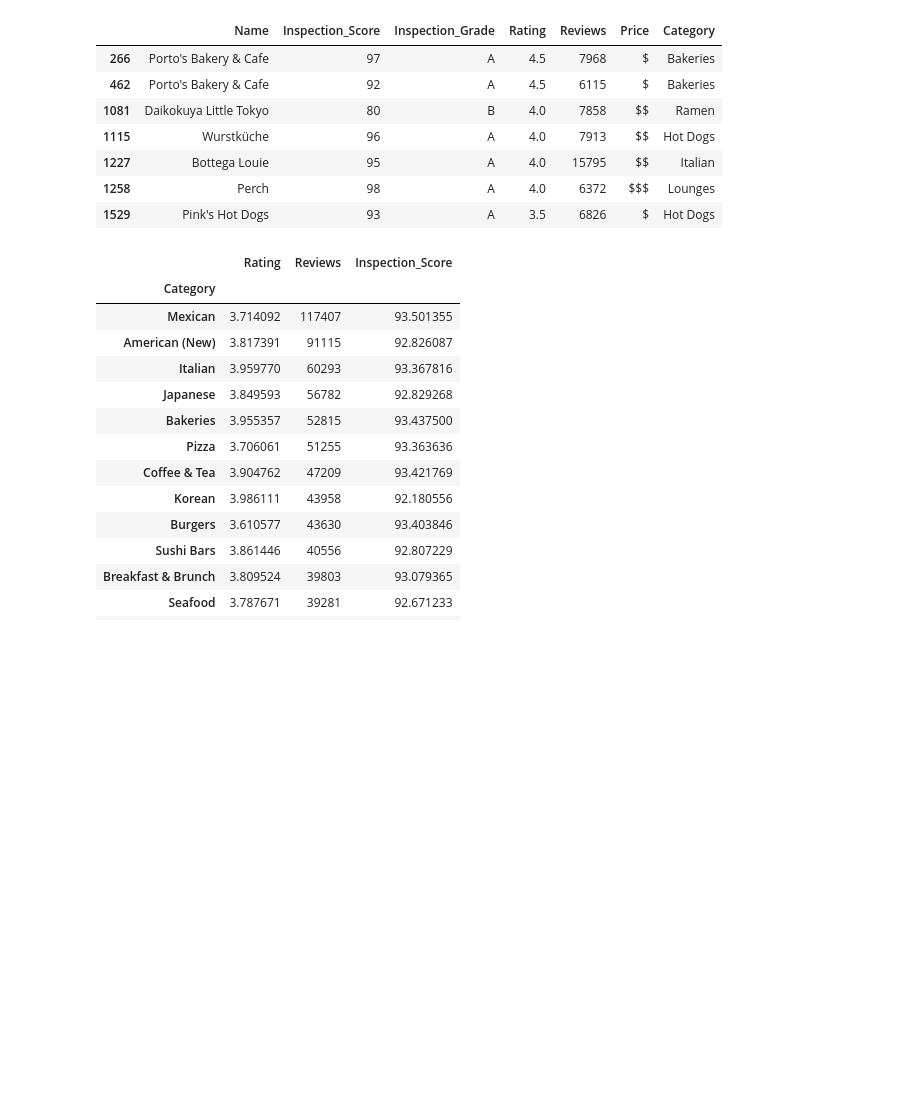
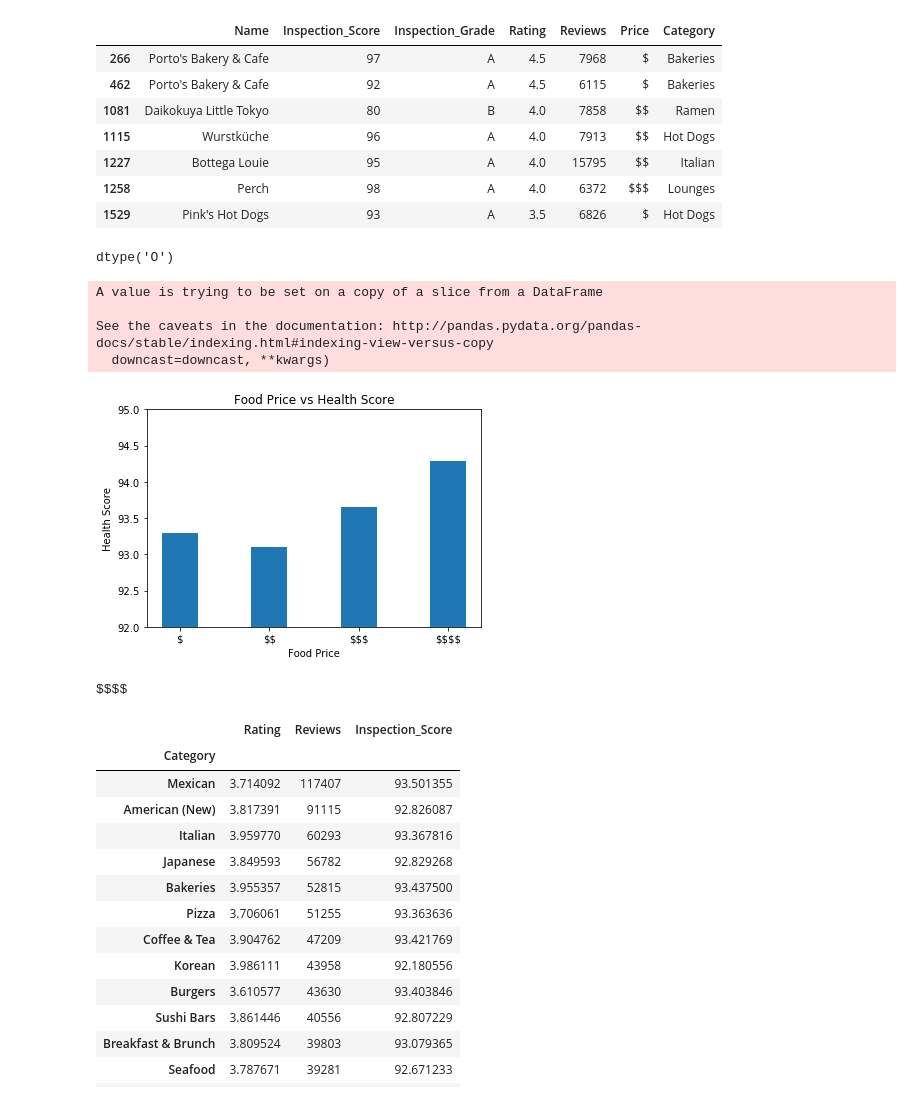
Before and after one commit to ryankchang/project1, a Jupyter notebook: workfile/Albert_Ryan_data.ipynb, the cells around one changed output. Saved outputs shown, nothing was run; the diff lists cells and outputs as text; code cells hidden in the pictures; blank space fills up the shorter version.

```diff
--- a/workfile/Albert_Ryan_data.ipynb
+++ b/workfile/Albert_Ryan_data.ipynb
@@ -61,6 +61,42 @@ final_data2[final_data2['Reviews']>6000]
 | 1227 | Bottega Louie | 95 | A | 4.0 | 15795 | $$ | Italian |
 | 1258 | Perch | 98 | A | 4.0 | 6372 | $$$ | Lounges |
 | 1529 | Pink's Hot Dogs | 93 | A | 3.5 | 6826 | $ | Hot Dogs |
+# %%
+final_data2['Price'].dtypes
+# %% [output]
+dtype('O')
+# %%
+final_data2.fillna("", inplace=True)
+#
+# %% [output]
+A value is trying to be set on a copy of a slice from a DataFrame
+
+See the caveats in the documentation: http://pandas.pydata.org/pandas-docs/stable/indexing.html#indexing-view-versus-copy
+  downcast=downcast, **kwargs)
+# %%
+final_data2['Price Numb'] = final_data2['Price'].map(lambda x: len(x))
+# %%
+Price_numb_groupby = final_data2.groupby(['Price Numb']).mean()['Inspection_Score']
+new_df = pd.DataFrame(Price_numb_groupby)
+new_df2 = new_df.reset_index()
+new_df2 = new_df2.drop(0)
+new_df2['Symbol'] = ['$', '\$$', '\$$\$', '\$$\$\$']
+#new_df2
+
+
+plt.bar(x=new_df2['Price Numb'], height = new_df2['Inspection_Score'],width=0.4, bottom=None)
+plt.xticks(ticks = new_df2['Price Numb'], labels = new_df2['Symbol'])
+plt.ylim(92,95)
+plt.xlabel('Food Price')
+plt.ylabel('Health Score')
+plt.title('Food Price vs Health Score')
+plt.savefig("Food Price vs Health Score.png")
+# %% [output]
+[figure, added]
+# %%
+print('$$$$')
+# %% [output]
+$$$$
 # %%
 #final_data.groupby(['Category'])
 grouped_final_data = final_data2.groupby(['Category'])
```
Also changed, not shown: parts of 1 cell of this notebook, 2 other files.
